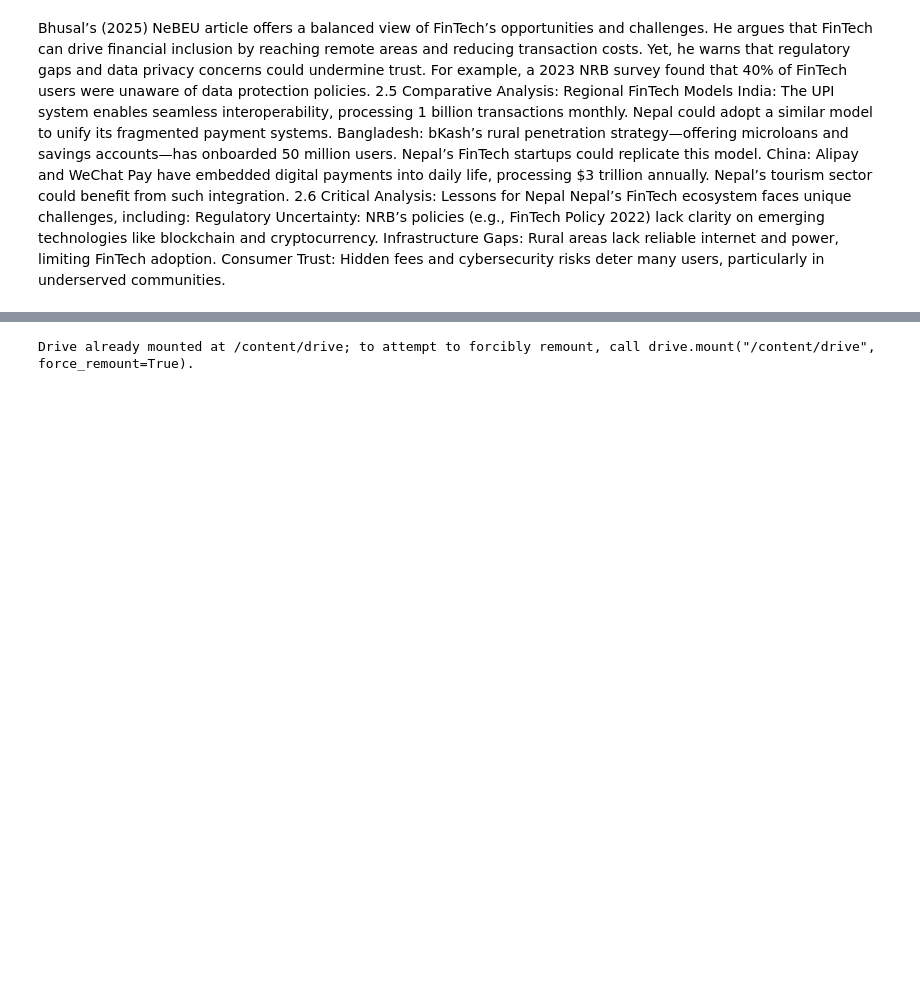
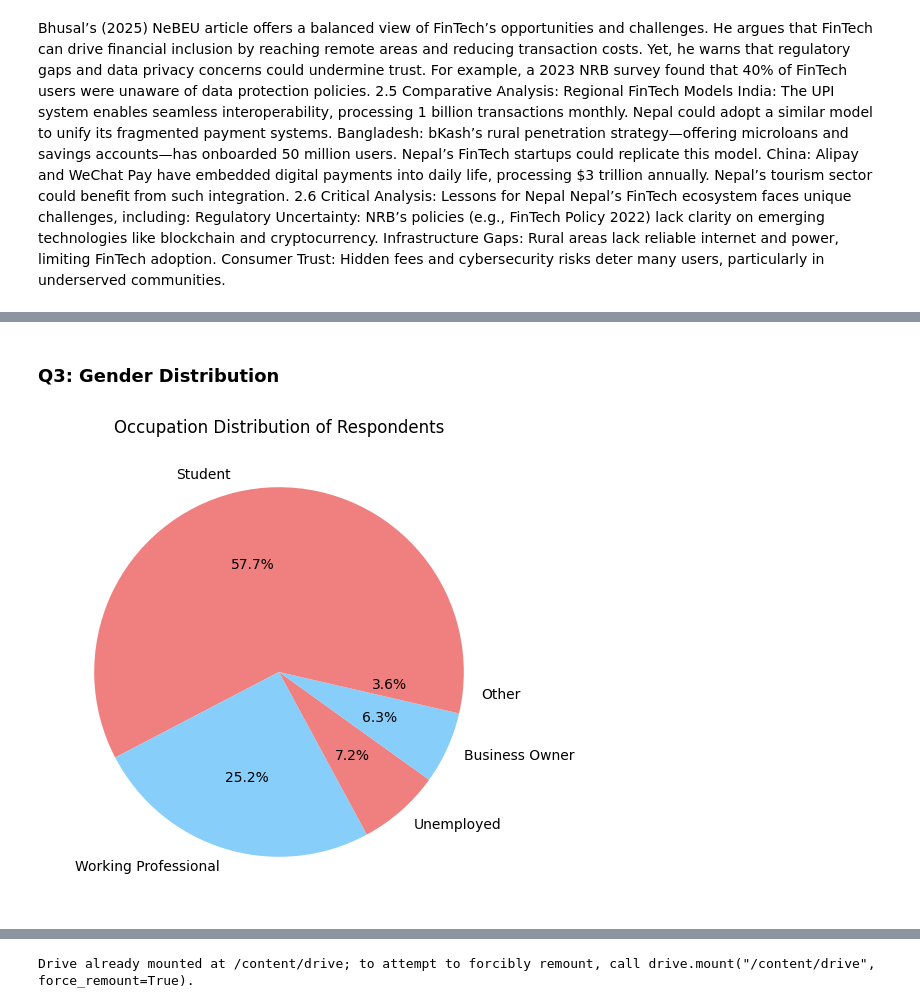
Before and after one commit to nandikathapa4-gif/FinTech-Adoption-and-the-Evolution-of-Banking-in-Nepal, a Jupyter notebook: FinTech_Survey_Analysis_Nepal.ipynb, the cells around one changed output, grey strips where cells are left out. Saved outputs shown, nothing was run; the diff lists cells and outputs as text; code cells hidden in the pictures; blank space fills up the shorter version.

```diff
--- a/FinTech_Survey_Analysis_Nepal.ipynb
+++ b/FinTech_Survey_Analysis_Nepal.ipynb
@@ -73,0 +98,10 @@ ls: cannot access '/content/drive/My Drive/colab notebooks/': No such file or di
+# %% [markdown]
+### Q3: Gender Distribution
+# %%
+plt.figure(figsize=(6, 6))
+df['Q3. Occupation'].value_counts().plot(kind='pie', autopct='%1.1f%%', colors=['lightcoral', 'lightskyblue'])
+plt.title('Occupation Distribution of Respondents')
+plt.ylabel('') # Hide y-label for pie chart
+plt.show()
+# %% [output]
+[figure, added]
```
Also changed, not shown: parts of 29 cells of this notebook.
